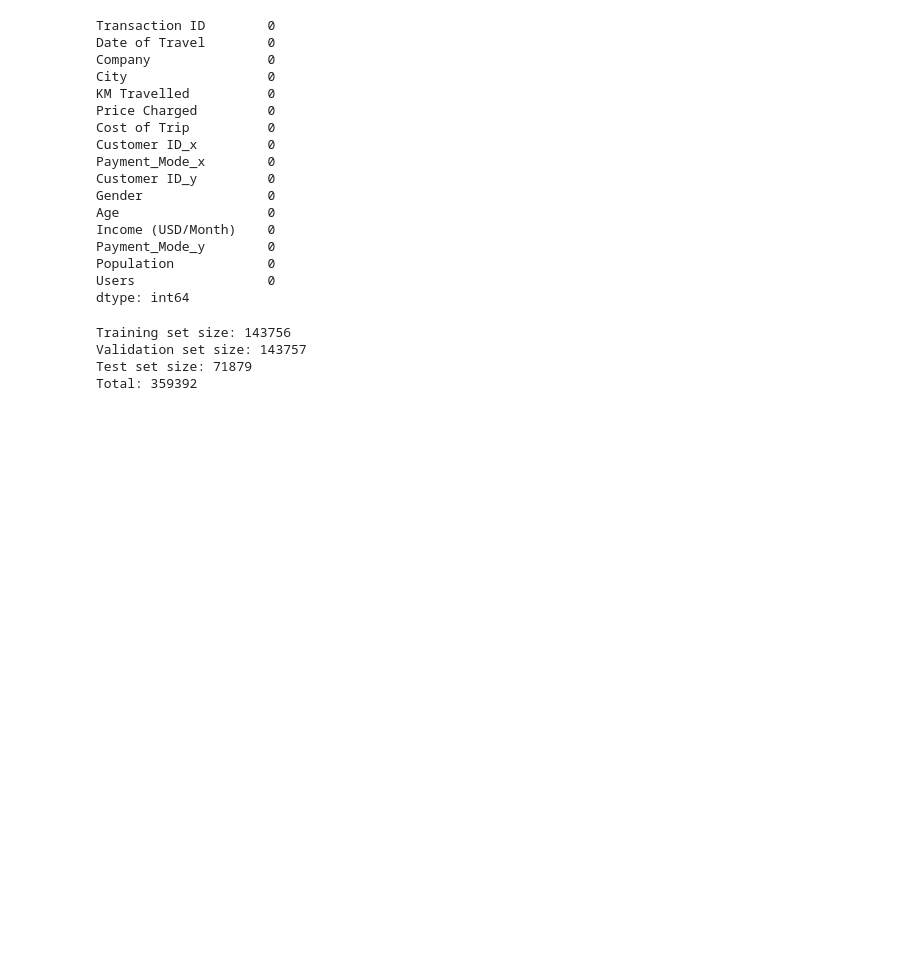
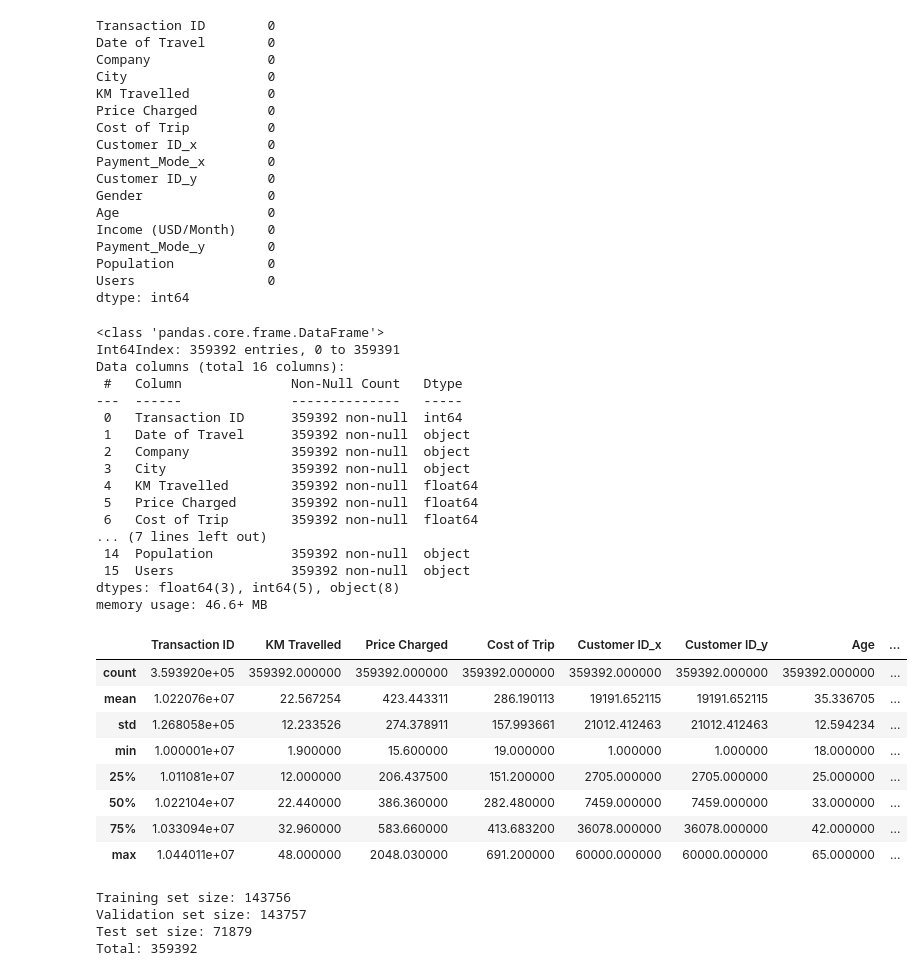
Before and after one commit to sripallavi17/Cab-Investment-firm, a Jupyter notebook: G2M_insight_for_cab_investment_firm.ipynb, the cells around one changed output. Drawn from its saved outputs; the diff is of its cells as text; code cells hidden in the pictures; blank space fills up the shorter version.

```diff
--- a/G2M_insight_for_cab_investment_firm.ipynb
+++ b/G2M_insight_for_cab_investment_firm.ipynb
@@ -239,6 +226,36 @@ Payment_Mode_y        0
 Population            0
 Users                 0
 dtype: int64
+# %%
+merge_final.info()
+merge_final.describe()
+# %% [output]
+<class 'pandas.core.frame.DataFrame'>
+Int64Index: 359392 entries, 0 to 359391
+Data columns (total 16 columns):
+ #   Column              Non-Null Count   Dtype
+---  ------              --------------   -----
+ 0   Transaction ID      359392 non-null  int64
+ 1   Date of Travel      359392 non-null  object
+ 2   Company             359392 non-null  object
+ 3   City                359392 non-null  object
+ 4   KM Travelled        359392 non-null  float64
+ 5   Price Charged       359392 non-null  float64
+ 6   Cost of Trip        359392 non-null  float64
+... (7 lines left out)
+ 14  Population          359392 non-null  object
+ 15  Users               359392 non-null  object
+dtypes: float64(3), int64(5), object(8)
+memory usage: 46.6+ MB
+|  | Transaction ID | KM Travelled | Price Charged | Cost of Trip | Customer ID_x | Customer ID_y | Age | ... |
+| count | 3.593920e+05 | 359392.000000 | 359392.000000 | 359392.000000 | 359392.000000 | 359392.000000 | 359392.000000 | ... |
+| mean | 1.022076e+07 | 22.567254 | 423.443311 | 286.190113 | 19191.652115 | 19191.652115 | 35.336705 | ... |
+| std | 1.268058e+05 | 12.233526 | 274.378911 | 157.993661 | 21012.412463 | 21012.412463 | 12.594234 | ... |
+| min | 1.000001e+07 | 1.900000 | 15.600000 | 19.000000 | 1.000000 | 1.000000 | 18.000000 | ... |
+| 25% | 1.011081e+07 | 12.000000 | 206.437500 | 151.200000 | 2705.000000 | 2705.000000 | 25.000000 | ... |
+| 50% | 1.022104e+07 | 22.440000 | 386.360000 | 282.480000 | 7459.000000 | 7459.000000 | 33.000000 | ... |
+| 75% | 1.033094e+07 | 32.960000 | 583.660000 | 413.683200 | 36078.000000 | 36078.000000 | 42.000000 | ... |
+| max | 1.044011e+07 | 48.000000 | 2048.030000 | 691.200000 | 60000.000000 | 60000.000000 | 65.000000 | ... |
 # %%
 import numpy as np
 from sklearn.model_selection import train_test_split
```
Also changed, not shown: parts of 6 cells of this notebook.
